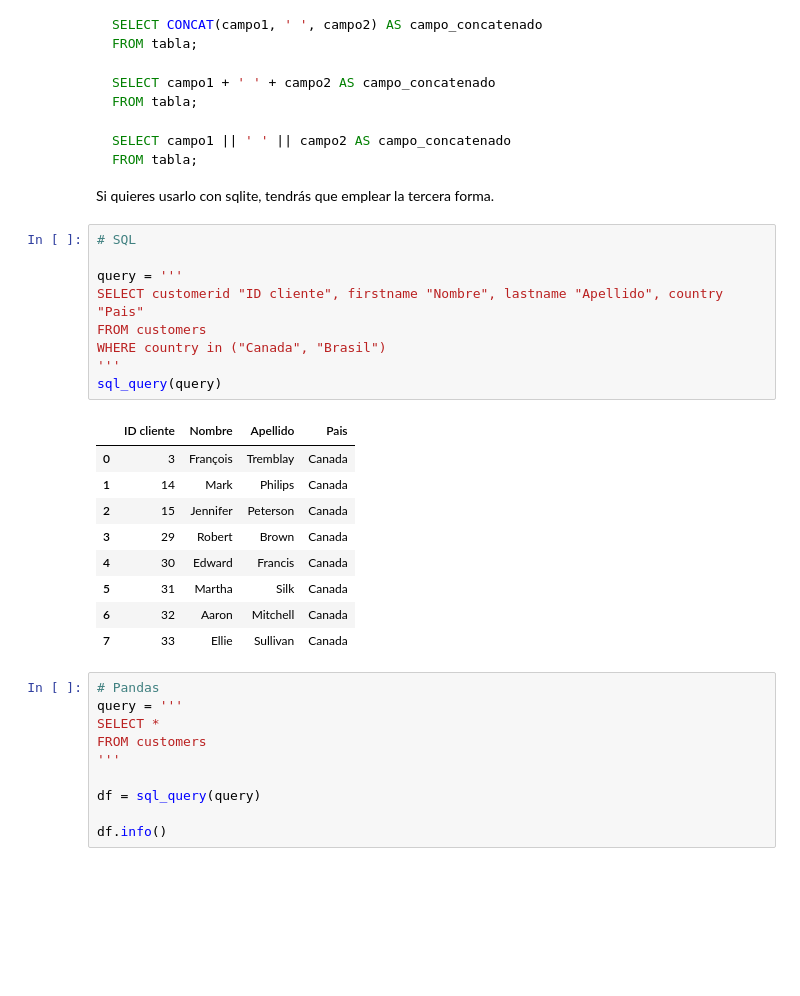
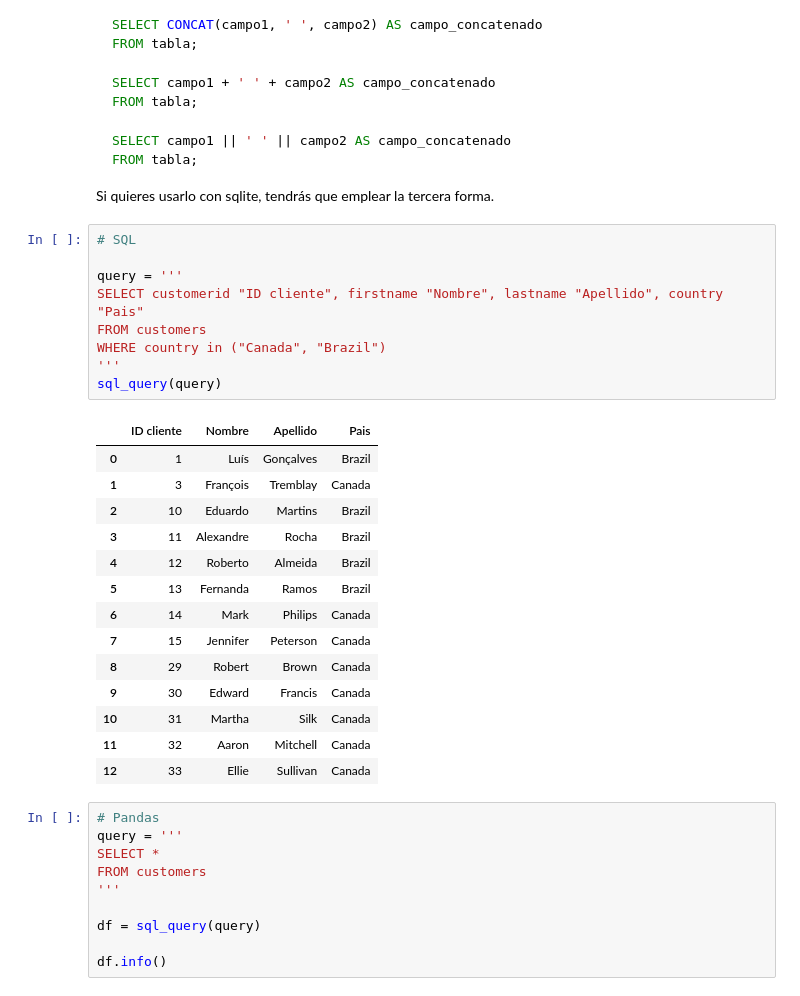
Before and after one commit to Erokson/ONLINE_DS_THEBRIDGE_AGDM, a Jupyter notebook: Sprint_06/Unidad_01/Practica_Obligatoria/18_Practica_Obligatoria_SQL.ipynb, the cells around one changed output. Saved outputs shown, nothing was run; the diff lists cells and outputs as text; blank space fills up the shorter version.

```diff
--- a/Sprint_06/Unidad_01/Practica_Obligatoria/18_Practica_Obligatoria_SQL.ipynb
+++ b/Sprint_06/Unidad_01/Practica_Obligatoria/18_Practica_Obligatoria_SQL.ipynb
@@ -59,22 +59,27 @@ Si quieres usarlo con sqlite, tendrás que emplear la tercera forma.
 # %%
 # SQL
 
 query = '''
 SELECT customerid "ID cliente", firstname "Nombre", lastname "Apellido", country "Pais"
 FROM customers
-WHERE country in ("Canada", "Brasil")
+WHERE country in ("Canada", "Brazil")
 '''
 sql_query(query)
 # %% [output]
 |  | ID cliente | Nombre | Apellido | Pais |
-| 0 | 3 | François | Tremblay | Canada |
-| 1 | 14 | Mark | Philips | Canada |
-| 2 | 15 | Jennifer | Peterson | Canada |
-| 3 | 29 | Robert | Brown | Canada |
-| 4 | 30 | Edward | Francis | Canada |
-| 5 | 31 | Martha | Silk | Canada |
-| 6 | 32 | Aaron | Mitchell | Canada |
-| 7 | 33 | Ellie | Sullivan | Canada |
+| 0 | 1 | Luís | Gonçalves | Brazil |
+| 1 | 3 | François | Tremblay | Canada |
+| 2 | 10 | Eduardo | Martins | Brazil |
+| 3 | 11 | Alexandre | Rocha | Brazil |
+| 4 | 12 | Roberto | Almeida | Brazil |
+| 5 | 13 | Fernanda | Ramos | Brazil |
+| 6 | 14 | Mark | Philips | Canada |
+| 7 | 15 | Jennifer | Peterson | Canada |
+| 8 | 29 | Robert | Brown | Canada |
+| 9 | 30 | Edward | Francis | Canada |
+| 10 | 31 | Martha | Silk | Canada |
+| 11 | 32 | Aaron | Mitchell | Canada |
+| 12 | 33 | Ellie | Sullivan | Canada |
 # %%
 # Pandas
 query = '''
```
Also changed, not shown: parts of 5 cells of this notebook.
